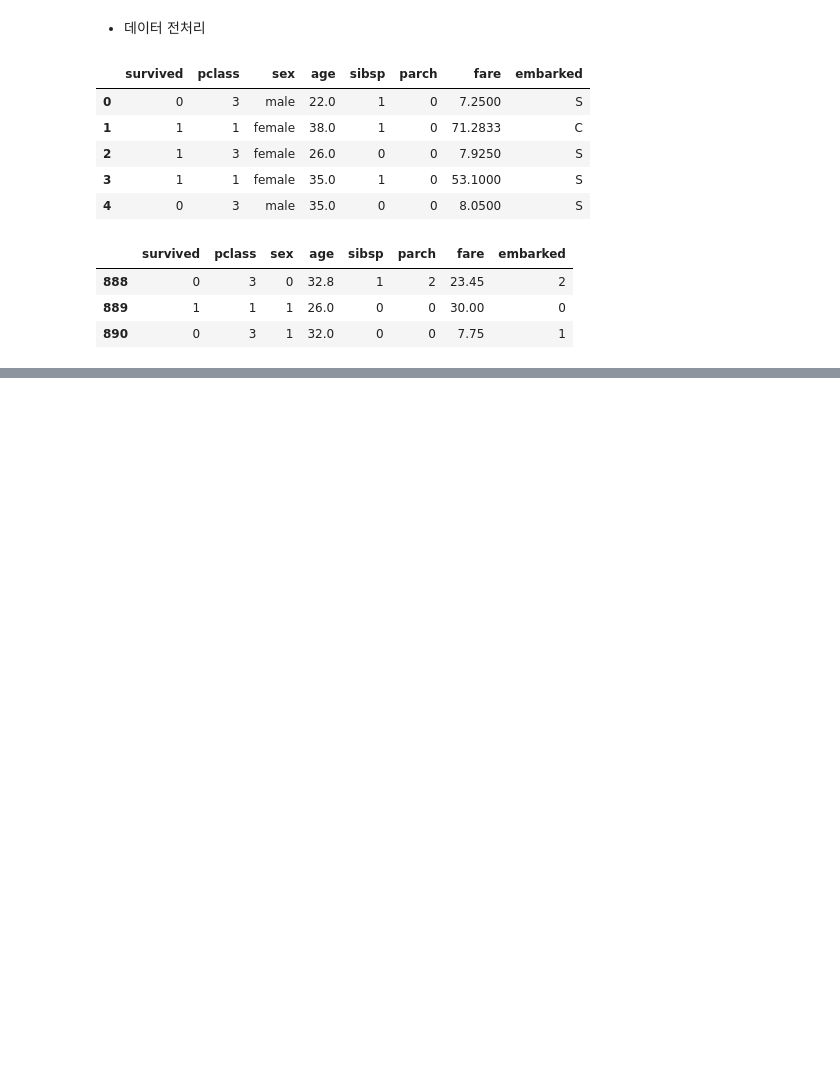
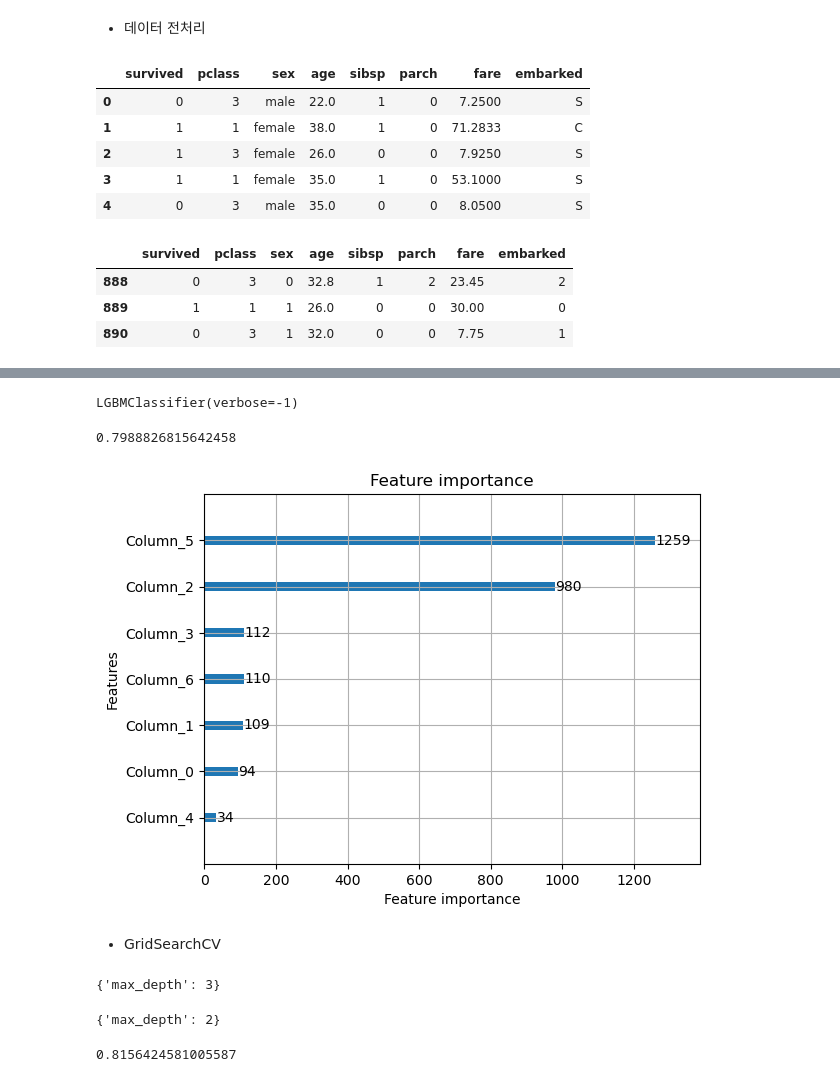
Before and after one commit to ckiekim/MachineLearningLecture-2023.10, a Jupyter notebook: 03.분류/06.Boosting.ipynb, the cells around one changed output, grey strips where cells are left out. Drawn from its saved outputs; the diff is of its cells as text; code cells hidden in the pictures; blank space fills up the shorter version.

```diff
--- a/03.분류/06.Boosting.ipynb
+++ b/03.분류/06.Boosting.ipynb
@@ -55,0 +134,4 @@ X_train, X_test, y_train, y_test = train_test_split(
+# %%
+from lightgbm import LGBMClassifier
+lgb = LGBMClassifier(verbose=-1)
+lgb.get_params()
@@ -55,0 +159,9 @@ X_train, X_test, y_train, y_test = train_test_split(
+# %%
+lgb.fit(X_train, y_train)
+# %% [output]
+LGBMClassifier(verbose=-1)
+# %%
+pred_lgb = lgb.predict(X_test)
+lgb.score(X_test, y_test)
+# %% [output]
+0.7988826815642458
@@ -55,0 +170,24 @@ X_train, X_test, y_train, y_test = train_test_split(
+# %%
+plot_importance(lgb);
+# %% [output]
+[figure, added]
+# %% [markdown]
+- GridSearchCV
+# %%
+params = {'max_depth': [3, 6, 9]}
+grid_lgb = GridSearchCV(lgb, params, scoring='accuracy', cv=5)
+grid_lgb.fit(X_train, y_train)
+grid_lgb.best_params_
+# %% [output]
+{'max_depth': 3}
+# %%
+params = {'max_depth': [2, 3, 4, 5]}
+grid_lgb = GridSearchCV(lgb, params, scoring='accuracy', cv=5)
+grid_lgb.fit(X_train, y_train)
+grid_lgb.best_params_
+# %% [output]
+{'max_depth': 2}
+# %%
+grid_lgb.best_estimator_.score(X_test, y_test)
+# %% [output]
+0.8156424581005587
```
Also changed, not shown: parts of 20 cells of this notebook.
